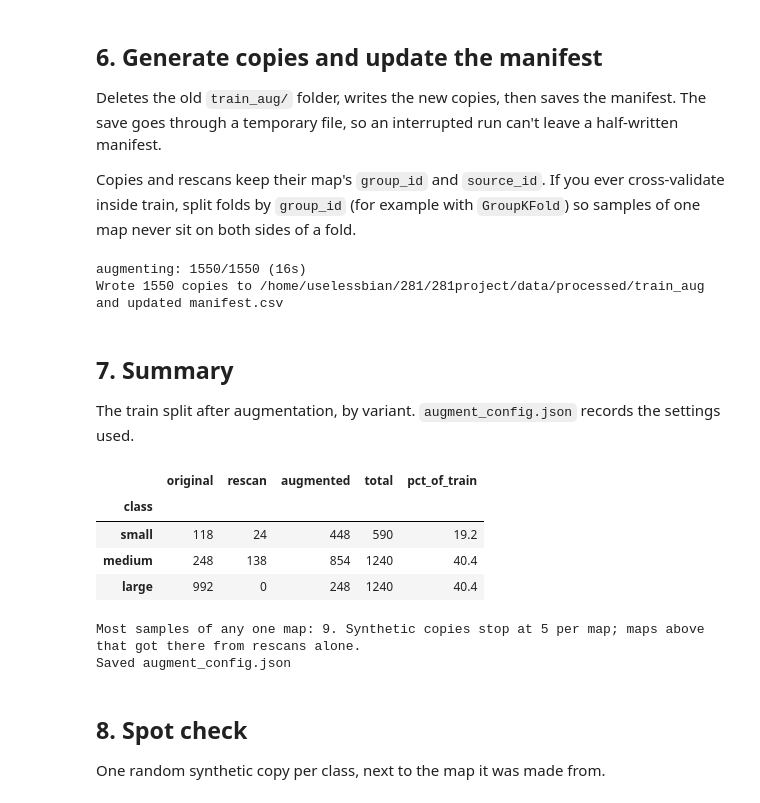
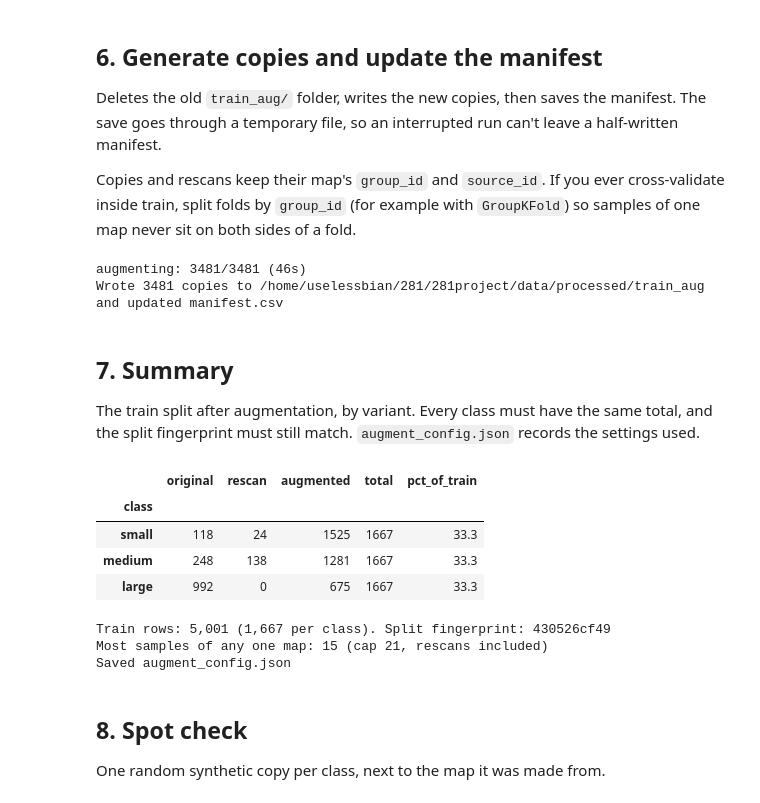
Before and after one commit to sidsridhar0/281project, a Jupyter notebook: scripts/2-augment.ipynb, the cells around one changed output. Cells and saved outputs as stored; diff of their text form; code cells hidden in the pictures.

```diff
--- a/scripts/2-augment.ipynb
+++ b/scripts/2-augment.ipynb
@@ -80,5 +91,14 @@ def border_color(img, frac=0.03):
     edges = np.concatenate([img[:b].reshape(-1, 3), img[-b:].reshape(-1, 3),
                             img[:, :b].reshape(-1, 3), img[:, -b:].reshape(-1, 3)])
     return tuple(int(v) for v in np.median(edges, axis=0))
+
+
+def split_fingerprint(frame):
+    """10-character hash of which scan is in which split, as which variant, with which label.
+    The same split gives the same fingerprint on any machine. Augmented copies are left out."""
+    cols = ["image_id", "split", "variant", "label", "source_id"]
+    rows = frame.loc[frame["variant"].isin(["original", "rescan"]), cols].astype(str)
+    rows = rows.sort_values("image_id").reset_index(drop=True)
+    return hashlib.sha1(rows.to_csv(index=False, lineterminator="\n").encode()).hexdigest()[:10]
 # %% [markdown]
 ## 3. Load the manifest
@@ -88,6 +108,11 @@ manifest = pd.read_csv(MANIFEST, keep_default_na=False)
 assert "variant" in manifest.columns, "manifest.csv is from an older run - re-run preprocessing.ipynb"
 n_old = int((manifest["variant"] == "augmented").sum())
 base = manifest[manifest["variant"] != "augmented"].copy()  # kept scans + rescans, all splits
+SPLIT_FINGERPRINT = split_fingerprint(base)
+if SPLIT_FINGERPRINT != PREPROCESS.get("split_fingerprint", SPLIT_FINGERPRINT):
+    raise RuntimeError(f"manifest.csv (split fingerprint {SPLIT_FINGERPRINT}) doesn't match the last 1-preprocessing "
+                       f"run ({PREPROCESS['split_fingerprint']}). Re-run 1-preprocessing.")
+print(f"Split fingerprint: {SPLIT_FINGERPRINT}")
 
 train = (base[(base["split"] == "train") & (base["variant"] == "original")]
            .sort_values("image_id").reset_index(drop=True))
@@ -172,6 +207,8 @@ def random_params(rng):
         "ty": round(float(rng.uniform(-MAX_TRANSLATE, MAX_TRANSLATE)), 3),
         "contrast": round(float(rng.uniform(1 - CONTRAST, 1 + CONTRAST)), 3),
         "brightness": round(float(rng.uniform(1 - BRIGHTNESS, 1 + BRIGHTNESS)), 3),
+        "gamma": round(float(rng.uniform(1 - GAMMA, 1 + GAMMA)), 3),
+        "warmth": round(float(rng.uniform(-WARMTH, WARMTH)), 3),
     }
 
 
@@ -190,7 +227,9 @@ def apply_augmentation(img, p):
     f = img.astype(np.float32)
     mean = f.mean()
     f = ((f - mean) * p["contrast"] + mean) * p["brightness"]
-    return np.clip(f, 0, 255).astype(np.uint8)
+    f = 255.0 * (np.clip(f, 0, 255) / 255.0) ** p["gamma"]                      # > 1 darkens the ink, paper stays white
+    f = f * np.array([1 + p["warmth"], 1.0, 1 - p["warmth"]], dtype=np.float32)  # paper color (RGB)
+    return np.clip(np.rint(f), 0, 255).astype(np.uint8)
 
 
 def make_copy(src, dst, image_id, k):
@@ -216,7 +255,7 @@ for k, ax in enumerate(axes[1:], 1):
     p = random_params(copy_rng(sample["image_id"], k))
     ax.imshow(apply_augmentation(img, p))
     ax.set_title(f"copy {k}: tilt {p['angle']}, zoom {p['scale']}\n"
-                 f"flip h={p['hflip']} v={p['vflip']}", fontsize=9)
+                 f"flip h={p['hflip']} v={p['vflip']}, gamma {p['gamma']}, warmth {p['warmth']}", fontsize=9)
 for ax in axes:
     ax.axis("off")
 plt.tight_layout()
@@ -242,7 +281,8 @@ for i, row in train.iterrows():
 results = parallel_map(lambda job: make_copy(*job), jobs, "augmenting")
 errors = [r for r in results if isinstance(r, str)]
 if errors:
-    print(f"WARNING: {len(errors)} copies failed and are left out:", *errors[:10], sep="\n  ")
+    raise RuntimeError(f"{len(errors)} copies failed, so the classes would end up unequal. Fix the cause and re-run "
+                       f"this cell (the manifest wasn't changed). First failures:\n  " + "\n  ".join(errors[:10]))
 aug = pd.DataFrame([{**row, "aug_params": json.dumps(res, sort_keys=True)}
                     for row, res in zip(rows, results) if isinstance(res, dict)],
                    columns=base.columns)
@@ -253,40 +293,44 @@ out.to_csv(tmp, index=False)
 os.replace(tmp, MANIFEST)
 print(f"Wrote {len(aug)} copies to {AUG_DIR} and updated {MANIFEST.name}")
 # %% [output]
-augmenting: 1550/1550 (16s)
-Wrote 1550 copies to /home/uselessbian/281/281project/data/processed/train_aug and updated manifest.csv
+augmenting: 3481/3481 (46s)
+Wrote 3481 copies to /home/uselessbian/281/281project/data/processed/train_aug and updated manifest.csv
 # %% [markdown]
 ## 7. Summary
-The train split after augmentation, by variant. `augment_config.json` records the settings used.
+The train split after augmentation, by variant. Every class must have the same total, and the split fingerprint must still match. `augment_config.json` records the settings used.
 # %%
 tr = out[out["split"] == "train"]
 summary = (pd.crosstab(tr["label"].map(CLASS_NAMES), tr["variant"])
              .reindex(index=list(CLASS_NAMES.values()), columns=["original", "rescan", "augmented"], fill_value=0)
              .rename_axis(index="class", columns=None))
 summary["total"] = summary.sum(axis=1)
 summary["pct_of_train"] = (100 * summary["total"] / summary["total"].sum()).round(1)
 display(summary)
+assert (summary["total"] == TARGET_PER_CLASS).all(), "the classes ended up unequal"
+assert split_fingerprint(out) == SPLIT_FINGERPRINT, "augmentation changed the split (a bug)"
 per_map = tr.groupby("source_id")["variant"].agg(samples="size", synthetic=lambda v: (v == "augmented").sum())
 assert (per_map.loc[per_map["synthetic"] > 0, "samples"] <= 1 + MAX_COPIES_PER_MAP).all()
-print(f"Most samples of any one map: {per_map['samples'].max()}. Synthetic copies stop at "
-      f"{1 + MAX_COPIES_PER_MAP} per map; maps above that got there from rescans alone.")
+print(f"Train rows: {len(tr):,} ({TARGET_PER_CLASS:,} per class). Split fingerprint: {SPLIT_FINGERPRINT}")
+print(f"Most samples of any one map: {per_map['samples'].max()} (cap {1 + MAX_COPIES_PER_MAP}, rescans included)")
 
 config = {
-    "seed": SEED, "target_balance": TARGET_BALANCE, "max_copies_per_map": MAX_COPIES_PER_MAP,
-    "min_aug_fraction": MIN_AUG_FRACTION, "p_hflip": P_HFLIP, "p_vflip": P_VFLIP,
-    "max_rotate_deg": MAX_ROTATE_DEG, "scale_range": SCALE_RANGE, "max_translate": MAX_TRANSLATE,
-    "contrast": CONTRAST, "brightness": BRIGHTNESS, "n_augmented": len(aug),
+    "seed": SEED, "target_train_total": TARGET_TRAIN_TOTAL, "target_per_class": TARGET_PER_CLASS,
+    "max_copies_per_map": MAX_COPIES_PER_MAP, "min_aug_fraction": MIN_AUG_FRACTION,
+    "p_hflip": P_HFLIP, "p_vflip": P_VFLIP, "max_rotate_deg": MAX_ROTATE_DEG, "scale_range": SCALE_RANGE,
+    "max_translate": MAX_TRANSLATE, "contrast": CONTRAST, "brightness": BRIGHTNESS, "gamma": GAMMA,
+    "warmth": WARMTH, "n_augmented": len(aug), "n_train_rows": len(tr), "split_fingerprint": SPLIT_FINGERPRINT,
     "created": time.strftime("%Y-%m-%d %H:%M:%S"),
 }
 (OUT_DIR / "augment_config.json").write_text(json.dumps(config, indent=2))
 print("Saved augment_config.json")
 # %% [output]
 |  | original | rescan | augmented | total | pct_of_train |
 | class |  |  |  |  |  |
-| small | 118 | 24 | 448 | 590 | 19.2 |
-| medium | 248 | 138 | 854 | 1240 | 40.4 |
-| large | 992 | 0 | 248 | 1240 | 40.4 |
+| small | 118 | 24 | 1525 | 1667 | 33.3 |
+| medium | 248 | 138 | 1281 | 1667 | 33.3 |
+| large | 992 | 0 | 675 | 1667 | 33.3 |
-Most samples of any one map: 9. Synthetic copies stop at 5 per map; maps above that got there from rescans alone.
+Train rows: 5,001 (1,667 per class). Split fingerprint: 430526cf49
+Most samples of any one map: 15 (cap 21, rescans included)
 Saved augment_config.json
 # %% [markdown]
 ## 8. Spot check
```
Also changed, not shown: parts of 12 cells of this notebook, 8 other files.
